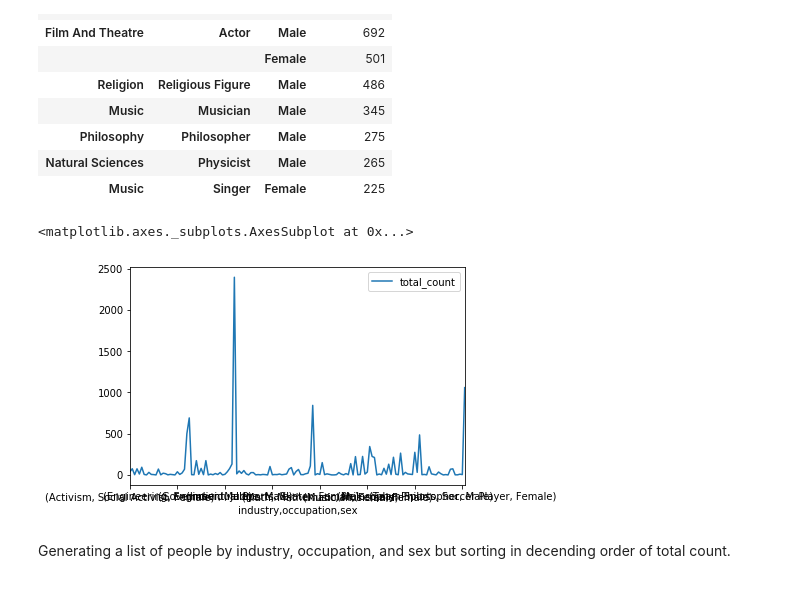
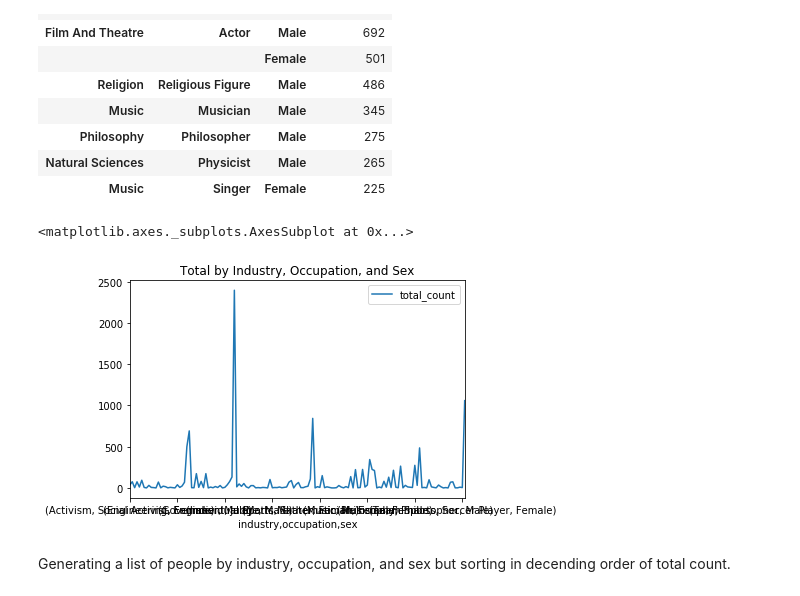
Before and after one commit to tbahng/ist652-final_project, a Jupyter notebook: Final_Project_Report.ipynb, the cells around one changed output. Cells and saved outputs as stored; diff of their text form; code cells hidden in the pictures.

```diff
--- a/Final_Project_Report.ipynb
+++ b/Final_Project_Report.ipynb
@@ -367,10 +370,10 @@ dfTotalByContinentBySex.sort_values(by = ['total_count'], ascending = False).hea
 | Natural Sciences | Physicist | Male | 265 |
 | Music | Singer | Female | 225 |
 # %%
-dfTotalByContinentBySex.plot.line()
+dfTotalByContinentBySex.plot.line(title="Total by Industry, Occupation, and Sex")
 # %% [output]
 <matplotlib.axes._subplots.AxesSubplot at 0x...>
-[figure, old version]
+[figure, new version]
 # %% [markdown]
 Generating a list of people by industry, occupation, and sex but sorting in decending order of total count.
 # %%
```
Also changed, not shown: parts of 9 cells of this notebook.
